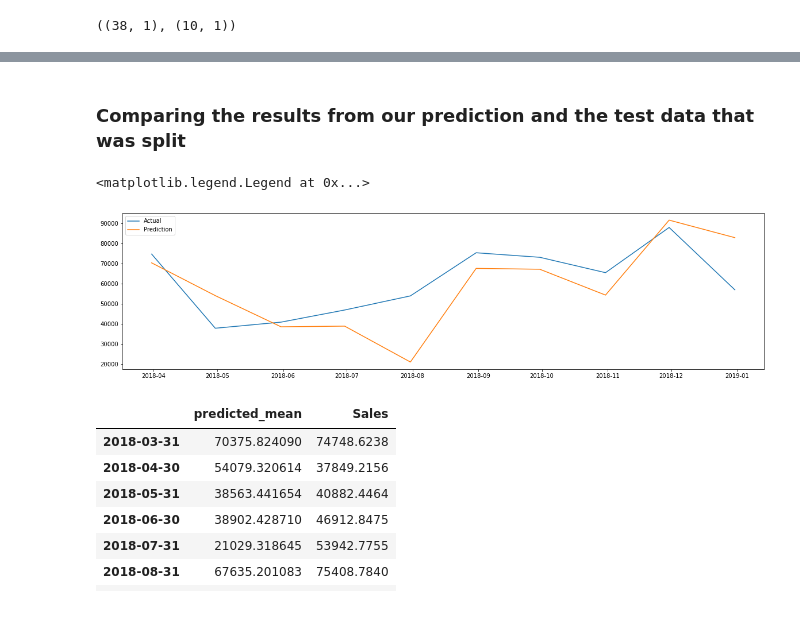
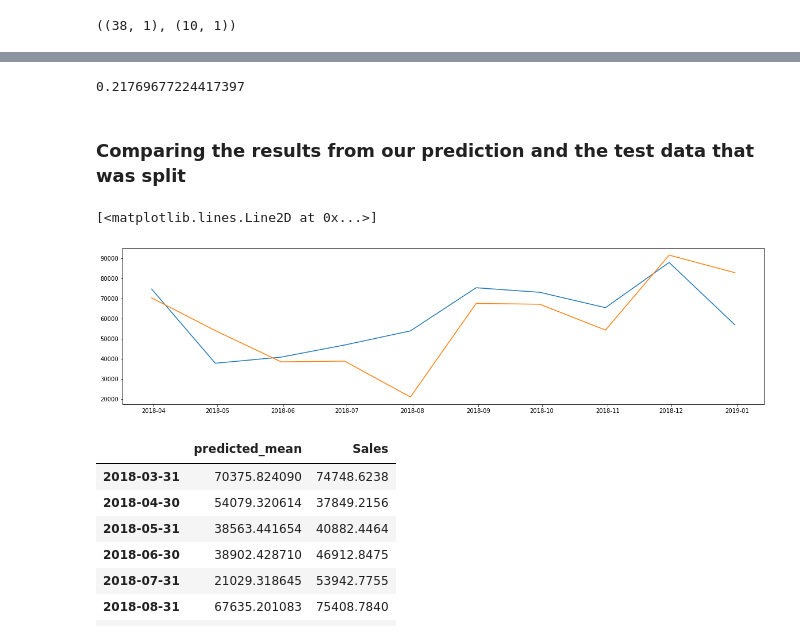
Before and after one commit to Shauryavashisth/Time-Series, a Jupyter notebook: Superstore Sales Dataset TS-Shaurya Vashisth.ipynb, the cells around one changed output, grey strips where cells are left out. Drawn from its saved outputs; the diff is of its cells as text; code cells hidden in the pictures.

```diff
--- a/Superstore Sales Dataset TS-Shaurya Vashisth.ipynb
+++ b/Superstore Sales Dataset TS-Shaurya Vashisth.ipynb
@@ -5,7 +5,7 @@ import matplotlib.pyplot as plt
 # %% [markdown]
 # Importing Data
 # %%
-df = pd.read_csv(r"C:\Users\shaur\Desktop\train.csv")
+df = pd.read_csv(r"D:\Study\BA\train.csv")
 # %% [markdown]
 ### Checking the Data
 # %%
@@ -207,14 +210,16 @@ prediction = results.forecast(steps=10)
+# %%
+print(MAPE(test,prediction))
+# %% [output]
+0.21769677224417397
 # %% [markdown]
 ### Comparing the results from our prediction and the test data that was split
 # %%
 plt.figure(figsize=(20,5))
-plt.plot(test,label="Actual")
-plt.legend(loc='best')
-plt.plot(pd.DataFrame(prediction),label="Prediction")
-plt.legend(loc='best')
+plt.plot(test)
+plt.plot(pd.DataFrame(prediction))
 # %% [output]
-<matplotlib.legend.Legend at 0x...>
+[<matplotlib.lines.Line2D at 0x...>]
-[figure, old version]
+[figure, new version]
 # %%
 concat = [prediction,test]
 # %%
```
Also changed, not shown: parts of 10 cells of this notebook.
